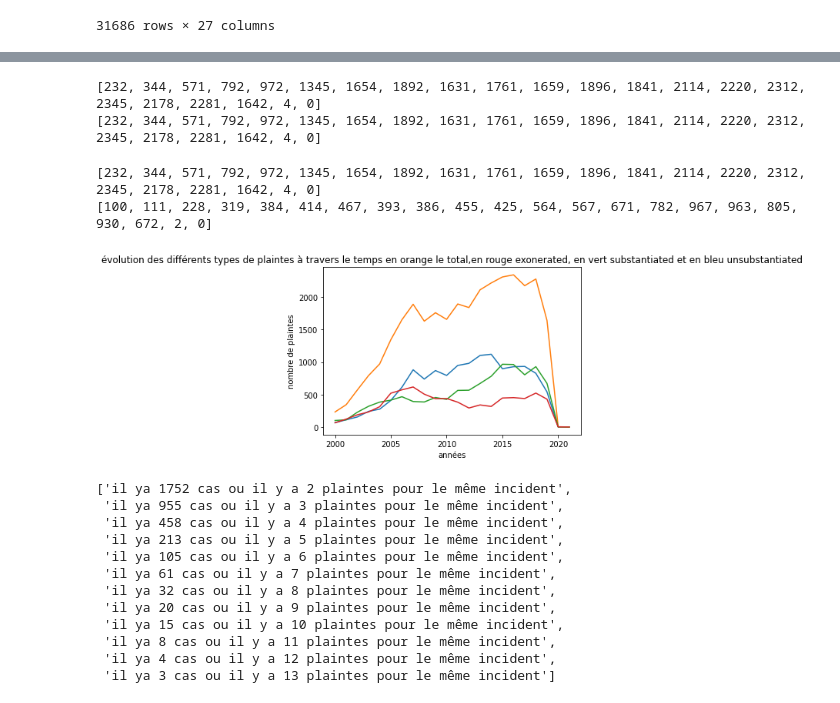
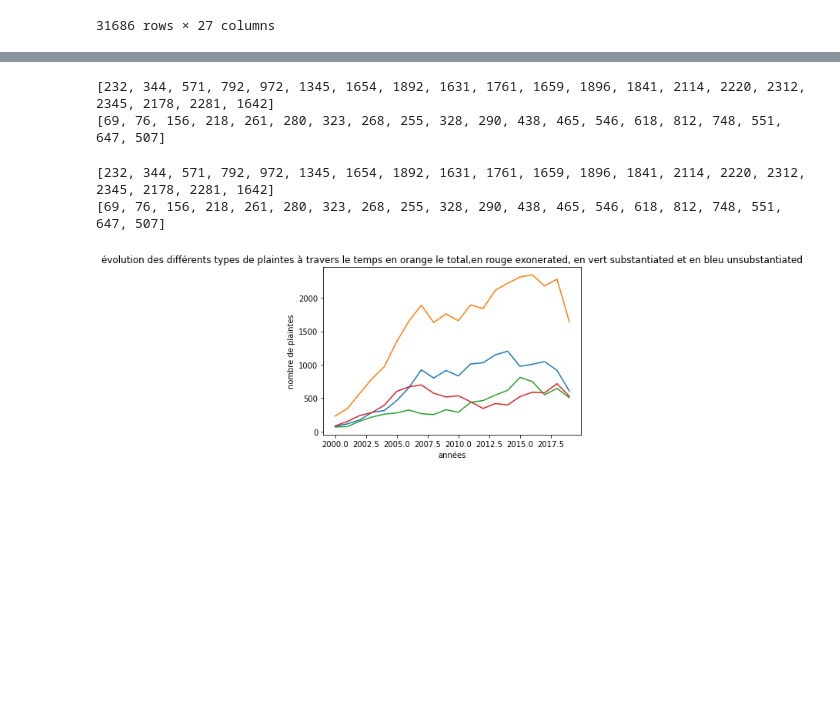
Before and after one commit to ndrettakis/Police-Misconduct-Stat-app, a Jupyter notebook: Stats desc.ipynb, the cells around one changed output, grey strips where cells are left out. Drawn from its saved outputs; the diff is of its cells as text; code cells hidden in the pictures; blank space fills up the shorter version.

```diff
--- a/Stats desc.ipynb
+++ b/Stats desc.ipynb
@@ -98,6 +104,6 @@ list1
 # %%
 list2 = []
-for i in range(22):
+for i in range(20):
     a = 0
     for k in range(33358):
         if df['year_received'][k]==2000+i and df['board_disposition'][k]!='Unsubstantiated' and df['board_disposition'][k] != 'Exonerated':
@@ -125,6 +134,6 @@ list2
 # %%
 list3 = []
-for i in range(22):
+for i in range(20):
     a = 0
     for k in range(33358):
         if df['year_received'][k]==2000+i and df['board_disposition'][k] == 'Exonerated':
@@ -152,59 +164,31 @@ list3
 # %%
 list4 = []
-for i in range(22):
+for i in range(20):
     a = list[i] + list2[i] + list3[i]
     list4.append(a)
 print(list4)
 print(list2)
 # %% [output]
-[232, 344, 571, 792, 972, 1345, 1654, 1892, 1631, 1761, 1659, 1896, 1841, 2114, 2220, 2312, 2345, 2178, 2281, 1642, 4, 0]
-[232, 344, 571, 792, 972, 1345, 1654, 1892, 1631, 1761, 1659, 1896, 1841, 2114, 2220, 2312, 2345, 2178, 2281, 1642, 4, 0]
+[232, 344, 571, 792, 972, 1345, 1654, 1892, 1631, 1761, 1659, 1896, 1841, 2114, 2220, 2312, 2345, 2178, 2281, 1642]
+[69, 76, 156, 218, 261, 280, 323, 268, 255, 328, 290, 438, 465, 546, 618, 812, 748, 551, 647, 507]
-# %%
-x = list
-z = list1
-v = list2
-w = list3
-y = [2000+i for i in range(22)]
-plt.plot(y,x)
-plt.plot(y,z)
-plt.plot(y,v)
-plt.plot(y,w)
-plt.title("évolution des différents types de plaintes à travers le temps en orange le total,en rouge exonerated, en vert substantiated et en bleu unsubstantiated")
-plt.xlabel("années")
-plt.ylabel("nombre de plaintes")
-plt.show
-
-print(list1)
-print(list2)
-# %% [output]
-[232, 344, 571, 792, 972, 1345, 1654, 1892, 1631, 1761, 1659, 1896, 1841, 2114, 2220, 2312, 2345, 2178, 2281, 1642, 4, 0]
-[100, 111, 228, 319, 384, 414, 467, 393, 386, 455, 425, 564, 567, 671, 782, 967, 963, 805, 930, 672, 2, 0]
-[figure, removed]
-# %%
-h = []
-for t in range(2,14):
-    g = set()
-    for k in range(33358-t):
-        if df['year_received'][k] != 2000:
-            ct = 0
-            for i in range(1,t+1):
-                if df['unique_mos_id'][k] == df['unique_mos_id'][k+i] and df['complaint_id'][k] == df['complaint_id'][k+i]:
-                    ct  = ct + 1
-            if ct == t:
-                g.add(df['unique_mos_id'][k])
-    h.append("il ya " + str(len(g)) + " cas ou il y a " + str(t) + " plaintes pour le même incident")
-
-h
-# %% [output]
-['il ya 1752 cas ou il y a 2 plaintes pour le même incident',
- 'il ya 955 cas ou il y a 3 plaintes pour le même incident',
- 'il ya 458 cas ou il y a 4 plaintes pour le même incident',
- 'il ya 213 cas ou il y a 5 plaintes pour le même incident',
- 'il ya 105 cas ou il y a 6 plaintes pour le même incident',
- 'il ya 61 cas ou il y a 7 plaintes pour le même incident',
- 'il ya 32 cas ou il y a 8 plaintes pour le même incident',
- 'il ya 20 cas ou il y a 9 plaintes pour le même incident',
- 'il ya 15 cas ou il y a 10 plaintes pour le même incident',
- 'il ya 8 cas ou il y a 11 plaintes pour le même incident',
- 'il ya 4 cas ou il y a 12 plaintes pour le même incident',
- 'il ya 3 cas ou il y a 13 plaintes pour le même incident']
+# %%
+x = list
+z = list1
+v = list2
+w = list3
+y = [2000+i for i in range(20)]
+plt.plot(y,x)
+plt.plot(y,z)
+plt.plot(y,v)
+plt.plot(y,w)
+plt.title("évolution des différents types de plaintes à travers le temps en orange le total,en rouge exonerated, en vert substantiated et en bleu unsubstantiated")
+plt.xlabel("années")
+plt.ylabel("nombre de plaintes")
+plt.show
+
+print(list1)
+print(list2)
+# %% [output]
+[232, 344, 571, 792, 972, 1345, 1654, 1892, 1631, 1761, 1659, 1896, 1841, 2114, 2220, 2312, 2345, 2178, 2281, 1642]
+[69, 76, 156, 218, 261, 280, 323, 268, 255, 328, 290, 438, 465, 546, 618, 812, 748, 551, 647, 507]
+[figure, added]
```
Also changed, not shown: parts of 8 cells of this notebook, 1 other file.
